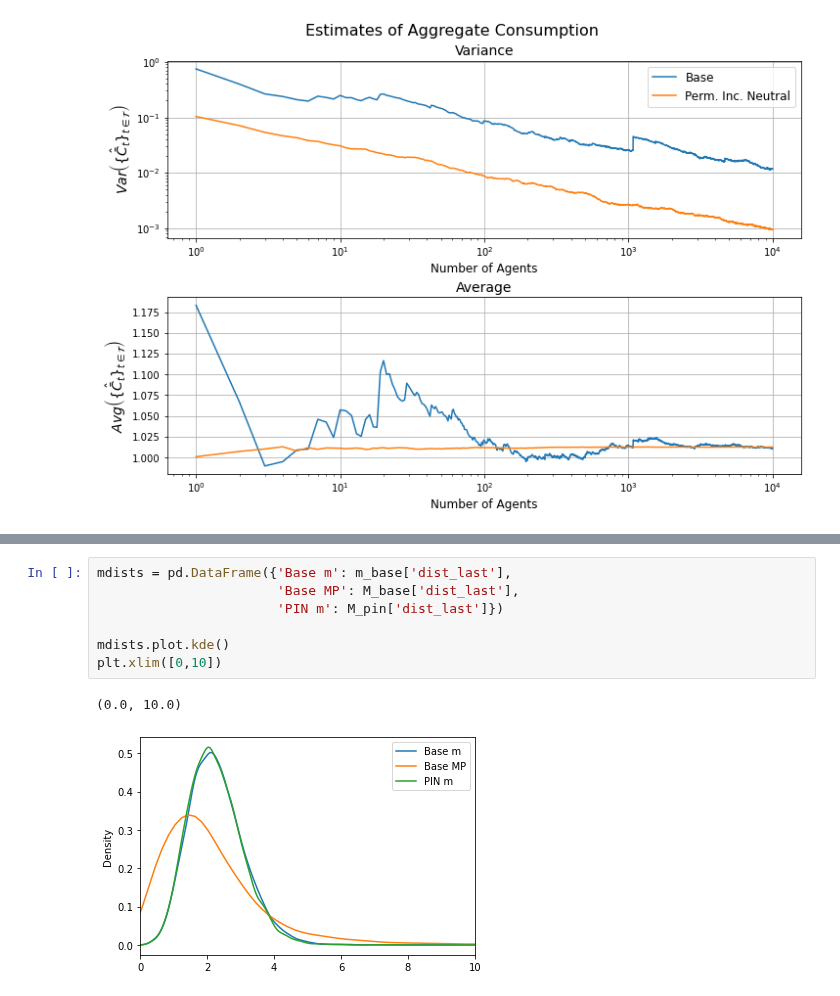
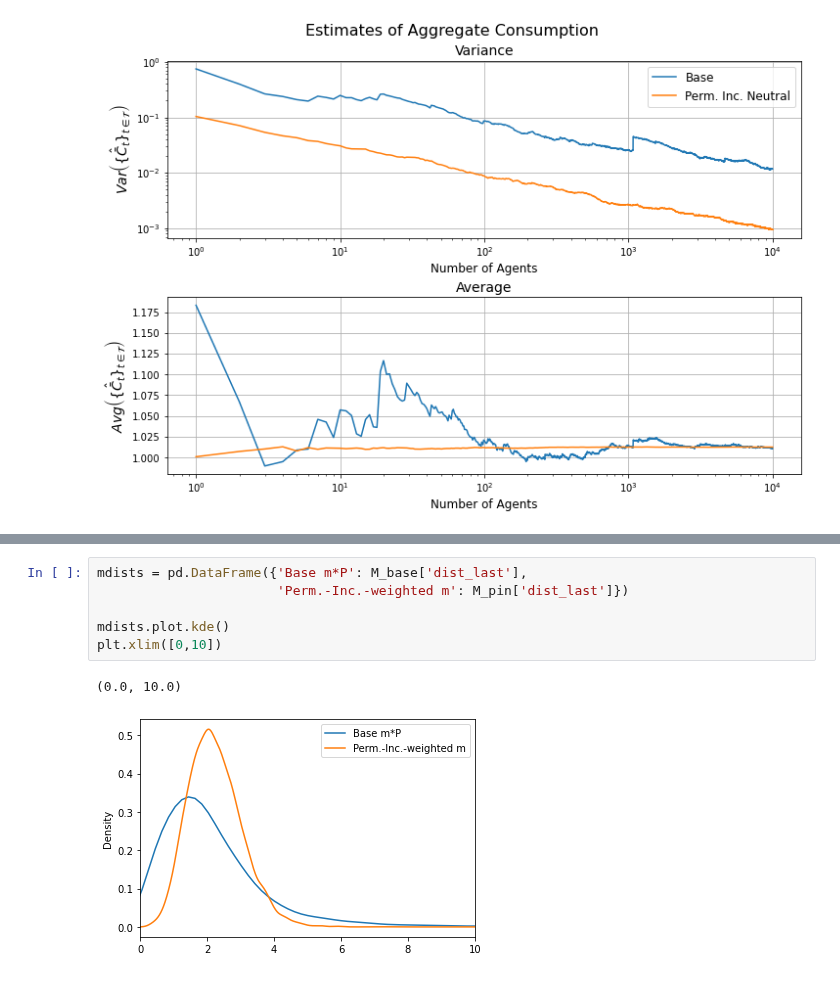
Before and after one commit to econ-ark/DemARK, a Jupyter notebook: notebooks/Harmenberg-Aggregation.ipynb, the cells around one changed output, grey strips where cells are left out. Saved outputs shown, nothing was run; the diff lists cells and outputs as text.

Commit message:
Density plot and typo-correction

```diff
--- a/notebooks/Harmenberg-Aggregation.ipynb
+++ b/notebooks/Harmenberg-Aggregation.ipynb
@@ -411,10 +417,9 @@ TODO
 # %%
-mdists = pd.DataFrame({'Base m': m_base['dist_last'],
-                       'Base MP': M_base['dist_last'],
-                       'PIN m': M_pin['dist_last']})
+mdists = pd.DataFrame({'Base m*P': M_base['dist_last'],
+                       'Perm.-Inc.-weighted m': M_pin['dist_last']})
 
 mdists.plot.kde()
 plt.xlim([0,10])
 # %% [output]
 (0.0, 10.0)
-[figure, old version]
+[figure, new version]
```
Also changed, not shown: parts of 5 cells of this notebook, 1 other file.
